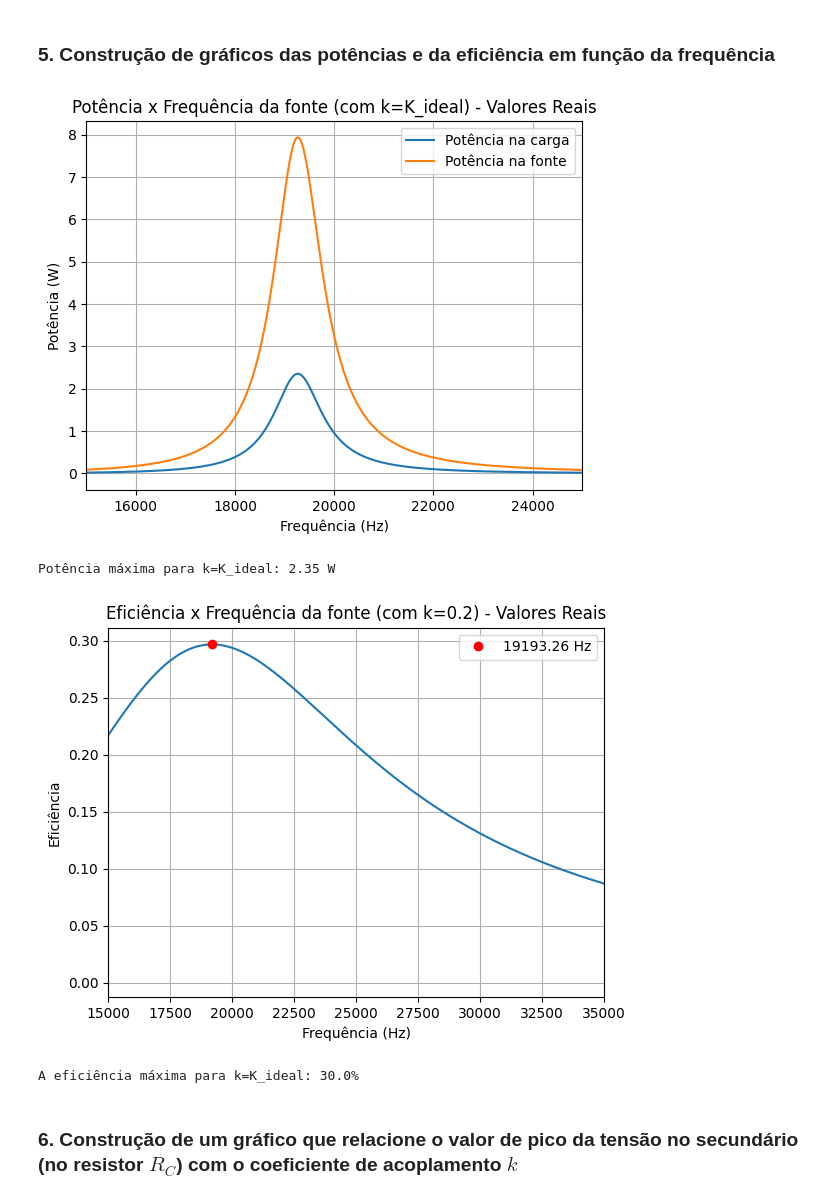
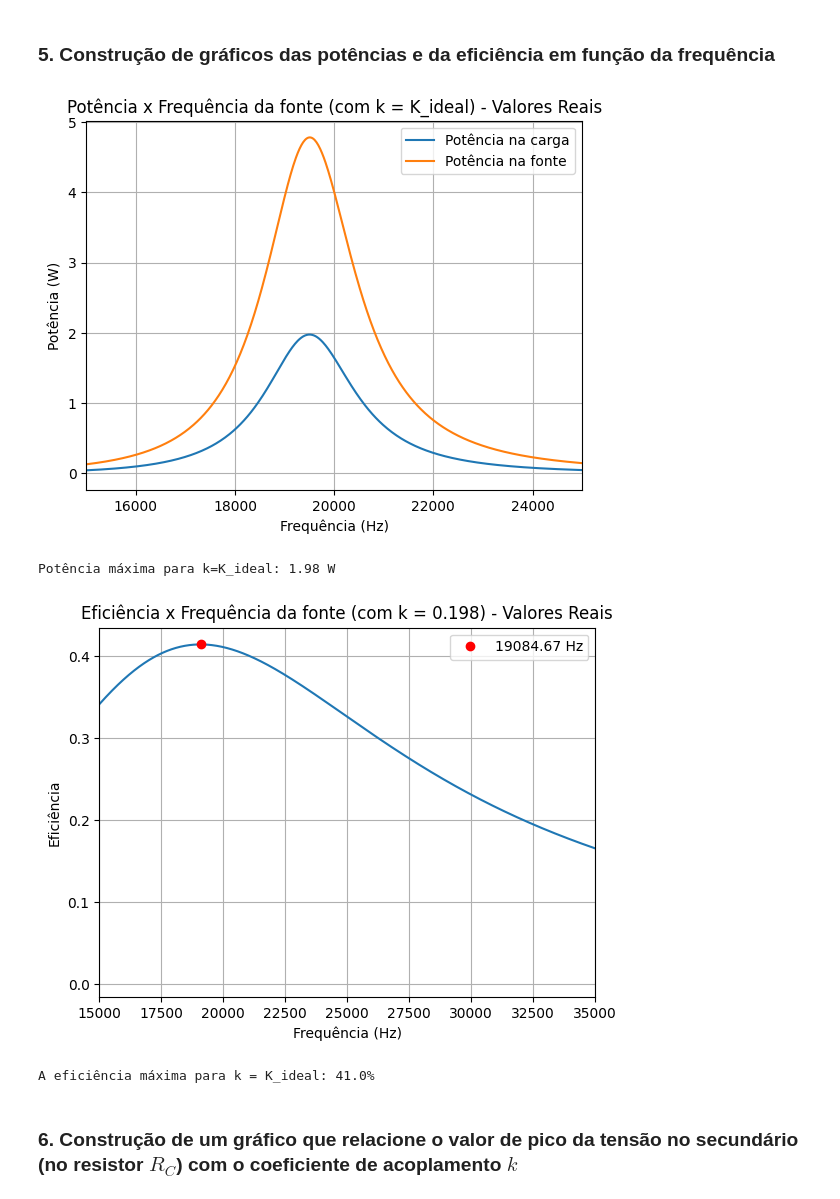
Before and after one commit to gustavoeso/Projeto_mag_2023.2, a Jupyter notebook: projeto.ipynb, the cells around one changed output. Saved outputs shown, nothing was run; the diff lists cells and outputs as text; code cells hidden in the pictures.

```diff
--- a/projeto.ipynb
+++ b/projeto.ipynb
@@ -102,23 +102,19 @@ lista_i2 = []
 L = 0.0004387
 C = 150e-9
 
-for freq in lista_freq:
-    I1, I2 = CalcularTransformador_projeto(9, 1, 1, 300, L, C, 0.2, freq)
-    lista_i1.append(abs(I1))
-    lista_i2.append(abs(I2))
-
+R1 = 1.620
+R2 = 1.771
+L1 = 0.0004622
+L2 = 0.0004622
+Rc = 100
+K_ideal = 0.198# Está no último bloco do código - f = 20000 kHz
+v_real = 9*2/pi
 
 # ---------------- Valores Reais ----------------
 
 lista_i1_2 = []
 lista_i2_2 = []
-R1 = 1.620
-R2 = 1.771
-L1 = 0.0004622
-L2 = 0.0004622
-Rc = 100
-K_ideal = 0.13013013013013014 # Está no último bloco do código - f = 20000 kHz
-v_real = 9*2/pi
+
 
 for freq in lista_freq:
     I1_1, I2_1, _ = CalcularTransformador_projeto2(v_real, R1, R2, Rc, L1, L2, C, K_ideal, freq)
@@ -133,7 +129,7 @@ plt.ylabel("Corrente (A)")
 plt.legend()
 plt.show()
 
-print(f'Corrente máxima no primário: {max(lista_i1)} A\n')
-print(f'Corrente máxima no secundário: {max(lista_i2)} A\n')
+print(f'Corrente máxima no primário: {max(lista_i1_2)} A\n')
+print(f'Corrente máxima no secundário: {max(lista_i2_2)} A\n')
 print(f'A frequência em que a corrente é máxima é {lista_freq[lista_i1_2.index(max(lista_i1_2))]} Hz')
 # %% [output]
@@ -291,6 +287,8 @@ lista_potencia_fonte_2 = []
 lista_eficiencia_2 = []
 
 L = 0.0004622
+L1 = 0.0004622
+L2 = 0.0004622
 C = 150e-9
 Rc = 100
 Uf = rect(9, 0)
@@ -317,42 +315,42 @@ for f in lista_freq:
 
     # ------------------- Valores Reais ------------------- #
 
     #Calculando novamente para os valores reais
     i1_2, i2_2, _ = CalcularTransformador_projeto2(uf_simulado, R1, R2, Rc, L1, L2, C, K_ideal, f)
     Pot_2 = (Calcula_Potencia(Uf, i1_2)).real
     lista_potencia_fonte_2.append(Pot_2)
 
     Z_eq_carga_2 = ((1/(1j*w*C))*Rc)/((1/(1j*w*C))+Rc)
     V_carga_2 = i2_2*Z_eq_carga_2
     I_Rc_2 = V_carga_2/Rc
     Pot_carga_2 = (Calcula_Potencia(V_carga_2, I_Rc_2)).real
 
     #Adiciona os resultados na lista
     lista_potencia_carga_2.append(Pot_carga_2)
     lista_eficiencia_2.append(calcula_eficiencia(Pot_2, Pot_carga_2))
 
 
 #Plotando a eficiência em função da frequência - Valores Reais
 plt.plot(lista_freq, lista_potencia_carga_2, label="Potência na carga")
 plt.plot(lista_freq, lista_potencia_fonte_2, label="Potência na fonte")
-plt.title("Potência x Frequência da fonte (com k=K_ideal) - Valores Reais")
+plt.title("Potência x Frequência da fonte (com k = K_ideal) - Valores Reais")
 plt.xlabel("Frequência (Hz)")
 plt.ylabel("Potência (W)")
 plt.xlim(15000, 25000)
 plt.legend()
 plt.grid(True)
 plt.show()
 
 print(f'Potência máxima para k=K_ideal: {max(lista_potencia_carga_2):.2f} W')
 # %% [output]
-[figure, old version]
+[figure, new version]
-Potência máxima para k=K_ideal: 2.35 W
+Potência máxima para k=K_ideal: 1.98 W
 # %%
 #Utilizando a lista de eficiência do item anterior - Valores Reais
 plt.plot(lista_freq, lista_eficiencia_2)
 i = lista_eficiencia_2.index(max(lista_eficiencia_2))
 plt.plot(lista_freq[i], lista_eficiencia_2[i], 'ro', label=f'{round(lista_freq[i], 2)} Hz')
-plt.title("Eficiência x Frequência da fonte (com k=0.2) - Valores Reais")
+plt.title("Eficiência x Frequência da fonte (com k = 0.198) - Valores Reais")
 plt.xlabel("Frequência (Hz)")
 plt.ylabel("Eficiência")
 plt.xlim(15000, 35000)
@@ -360,10 +358,10 @@ plt.legend()
 plt.grid(True)
 plt.show()
 
-print(f'A eficiência máxima para k=K_ideal: {round(max(lista_eficiencia_2), 2)*100}%')
+print(f'A eficiência máxima para k = K_ideal: {round(max(lista_eficiencia_2), 2)*100}%')
 # %% [output]
-[figure, old version]
+[figure, new version]
-A eficiência máxima para k=K_ideal: 30.0%
+A eficiência máxima para k = K_ideal: 41.0%
 # %% [markdown]
 ### 6. Construção de um gráfico que relacione o valor de pico da tensão no secundário (no resistor $𝑅_𝐶$) com o coeficiente de acoplamento $k$
 # %%
```
Also changed, not shown: parts of 4 cells of this notebook.
